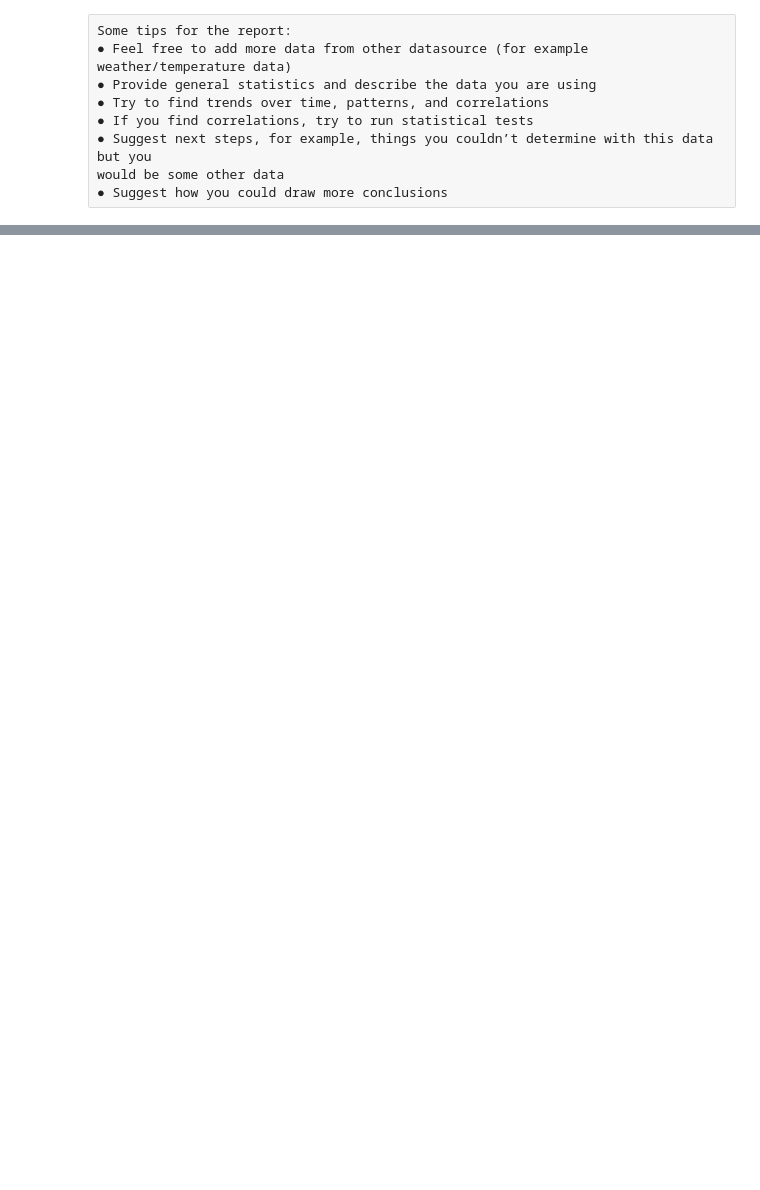
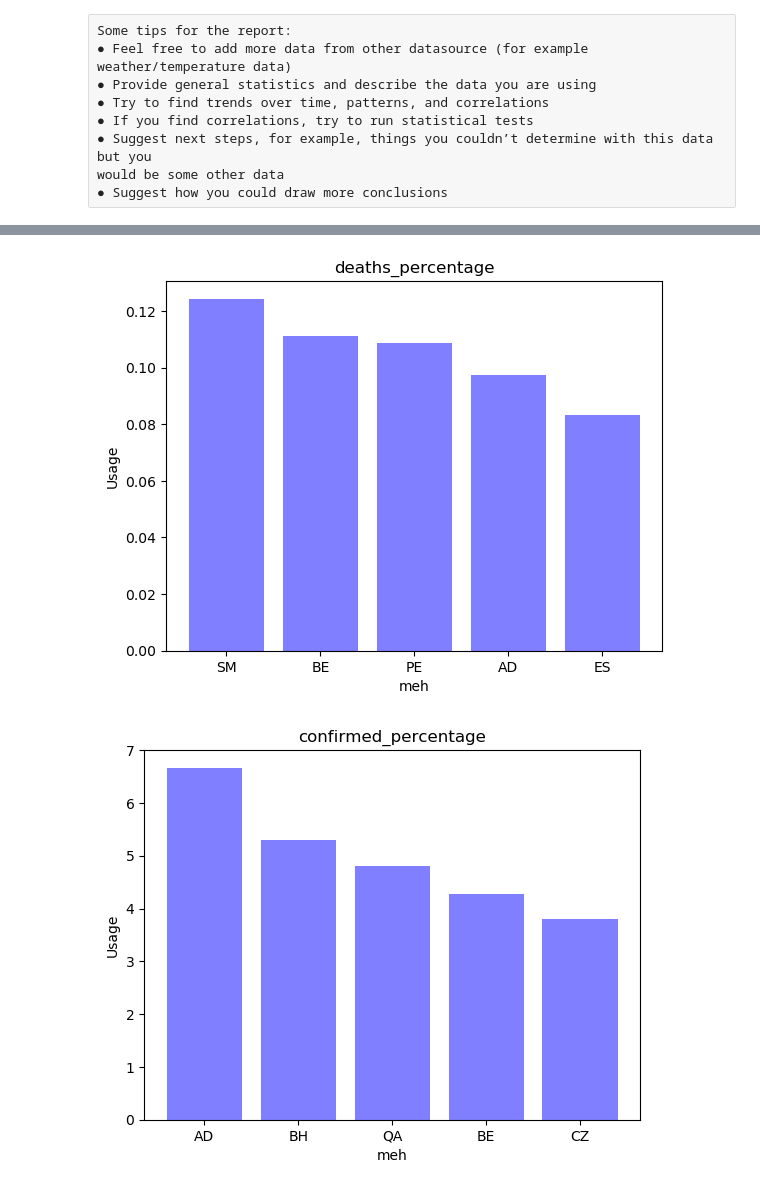
Before and after one commit to nbuzzano/challenge-01, a Jupyter notebook: assessment03/notebooks/covid-analysis.ipynb, the cells around one changed output, grey strips where cells are left out. Saved outputs shown, nothing was run; the diff lists cells and outputs as text; code cells hidden in the pictures; blank space fills up the shorter version.

```diff
--- a/assessment03/notebooks/covid-analysis.ipynb
+++ b/assessment03/notebooks/covid-analysis.ipynb
@@ -13,0 +39,5 @@ from covid_api import CovidAPI
+# %%
+all_countries = CovidAPI.get_task('/all')
+deaths = all_countries['deaths']
+confirmed = all_countries['confirmed']
+recovered = all_countries['recovered']
@@ -13,0 +191,28 @@ from covid_api import CovidAPI
+# %%
+df_p_c = df_p.sort_values(['confirmed_percentage'], ascending=False)[:5]
+df_p_d = df_p.sort_values(['deaths_percentage'], ascending=False)[:5]
+df_p_r = df_p.sort_values(['recovered_percentage'], ascending=False)[:5]
+# %%
+#plt.rcdefaults()
+def bar_plot(df, sort_key, first_n):
+    df_p_c = df.sort_values([sort_key], ascending=False)[:first_n]
+    objects = df_p_c.country_code.tolist()
+    y_pos = np.arange(len(objects))
+    performance = df_p_c[sort_key].tolist()
+
+    plt.bar(y_pos, performance, align='center', alpha=0.5,color='b')
+
+    plt.xticks(y_pos, objects)
+    plt.ylabel('Usage')
+    plt.xlabel('meh')
+    plt.title(sort_key)
+
+    plt.show()
+
+
+keys = ['deaths_percentage', 'confirmed_percentage', 'recovered_percentage', 'deaths', 'confirmed', 'recovered']
+for k in keys:
+    bar_plot(df_p, k, 5)
+# %% [output]
+[figure, added]
+[figure, added]
```
Also changed, not shown: parts of 27 cells of this notebook, 4 other files.
